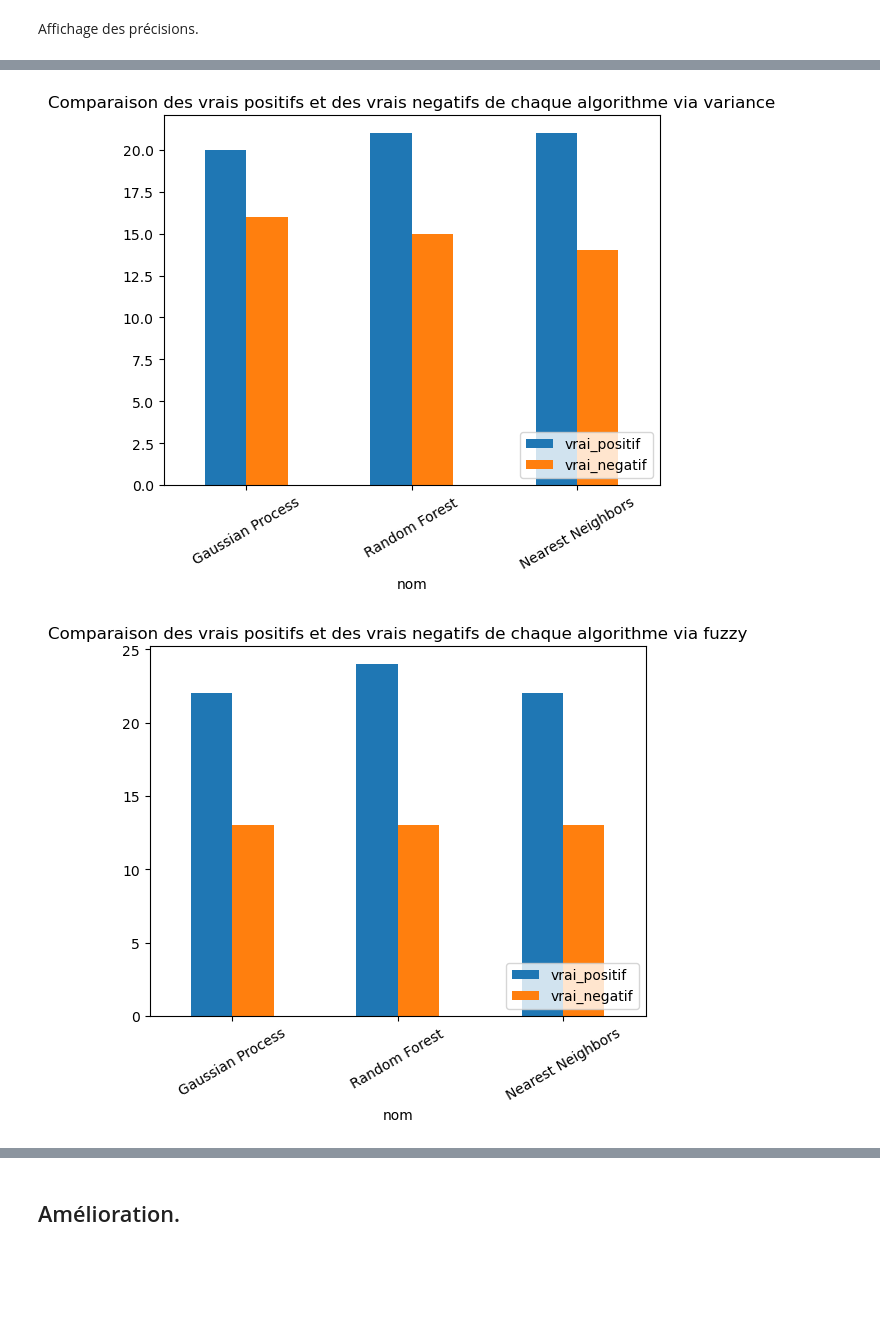
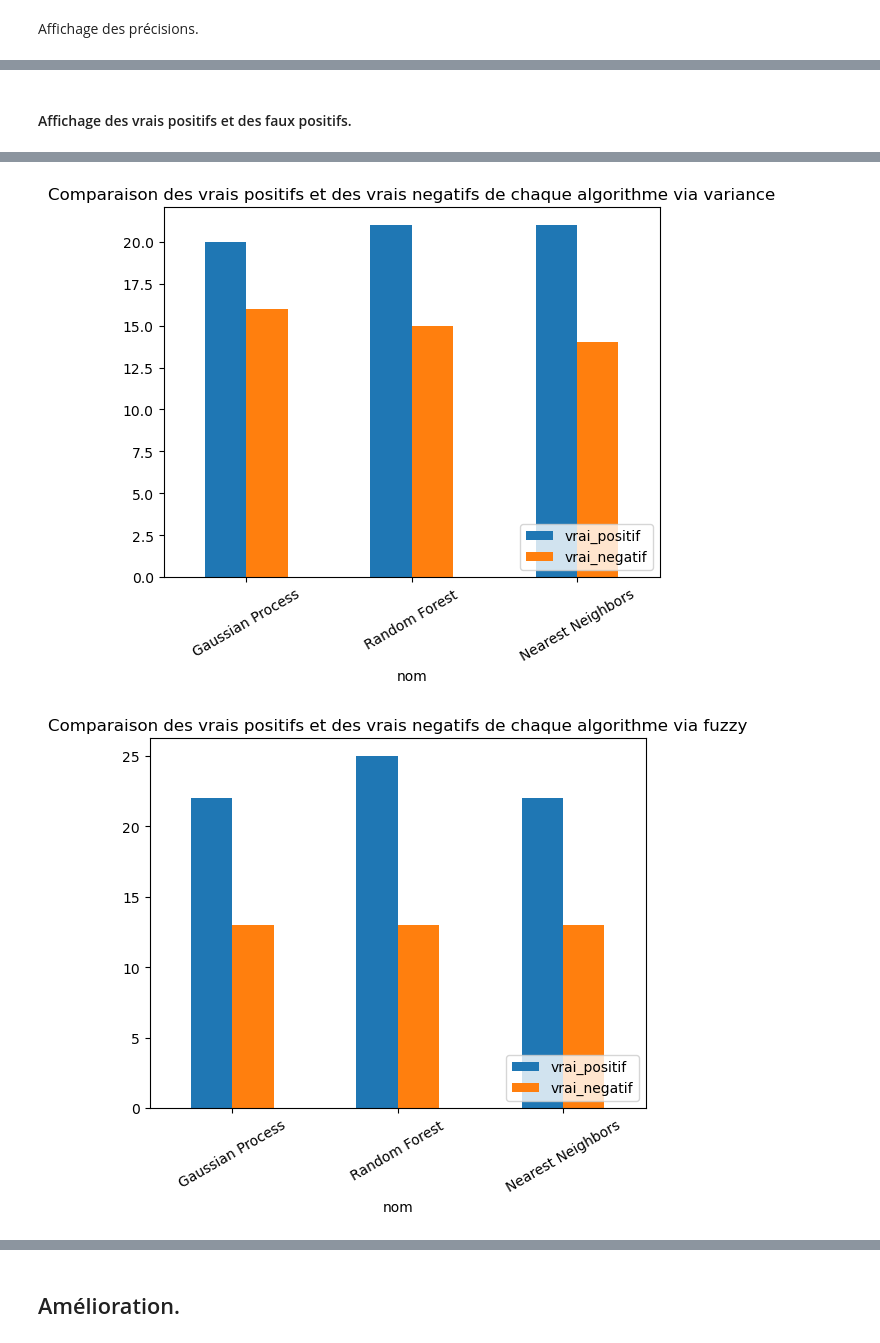
Before and after one commit to m27bay/Rough-Set-Theory-QuickReduct, a Jupyter notebook: src/heart.ipynb, the cells around one changed output, grey strips where cells are left out. Cells and saved outputs as stored; diff of their text form; code cells hidden in the pictures; blank space fills up the shorter version.

Commit message:
Ajout images comparaison

```diff
--- a/src/heart.ipynb
+++ b/src/heart.ipynb
@@ -2131,7 +2132,7 @@ print(liste_predictions_all[1][0])
 for index, (nom, model_fit, y_pred_test) in enumerate(liste_predictions_all[1][1]):
 	print(nom)
 	labels = np.unique(df_prepro[class_name].values)
-	conf_matrix = confusion_matrix(y_test, y_pred_test, labels=labels)
+	conf_matrix = confusion_matrix(y_test_sans_feature_select, y_pred_test, labels=labels)
 	diff_matrix = conf_matrix - conf_matrix_sans_reduc[index]
 	print(diff_matrix)
 # %% [output]
@@ -2154,7 +2155,7 @@ print(liste_predictions_all[2][0])
 for index, (nom, model_fit, y_pred_test) in enumerate(liste_predictions_all[2][1]):
 	print(nom)
 	labels = np.unique(df_prepro[class_name].values)
-	conf_matrix = confusion_matrix(y_test, y_pred_test, labels=labels)
+	conf_matrix = confusion_matrix(y_test_sans_feature_select, y_pred_test, labels=labels)
 	diff_matrix = conf_matrix - conf_matrix_sans_reduc[index]
 	print(diff_matrix)
 # %% [output]
@@ -2175,7 +2176,7 @@ print(liste_predictions_all[3][0])
 for index, (nom, model_fit, y_pred_test) in enumerate(liste_predictions_all[3][1]):
 	print(nom)
 	labels = np.unique(df_prepro[class_name].values)
-	conf_matrix = confusion_matrix(y_test, y_pred_test, labels=labels)
+	conf_matrix = confusion_matrix(y_test_sans_feature_select, y_pred_test, labels=labels)
 	diff_matrix = conf_matrix - conf_matrix_sans_reduc[index]
 	print(diff_matrix)
 # %% [output]
@@ -2196,7 +2197,7 @@ print(liste_predictions_all[4][0])
 for index, (nom, model_fit, y_pred_test) in enumerate(liste_predictions_all[4][1]):
 	print(nom)
 	labels = np.unique(df_prepro[class_name].values)
-	conf_matrix = confusion_matrix(y_test, y_pred_test, labels=labels)
+	conf_matrix = confusion_matrix(y_test_sans_feature_select, y_pred_test, labels=labels)
 	diff_matrix = conf_matrix - conf_matrix_sans_reduc[index]
 	print(diff_matrix)
 # %% [output]
@@ -2254,3 +2255,5 @@ plt.show()
+# %% [markdown]
+#### Affichage des vrais positifs et des faux positifs.
 # %%
 for title, predictions in liste_predictions_all:
 	noms = []
@@ -2258,7 +2261,7 @@ for title, predictions in liste_predictions_all:
 	vrai_negatif = []
 	for nom, _, y_pred_test in predictions:
 		labels = np.unique(df_prepro[class_name].values)
-		conf_matrix = confusion_matrix(y_test, y_pred_test, labels=labels)
+		conf_matrix = confusion_matrix(y_test_sans_feature_select, y_pred_test, labels=labels)
 
 		noms.append(nom)
 		vrai_positif.append(conf_matrix[0][0])
@@ -2277,2 +2280,2 @@ for title, predictions in liste_predictions_all:
 [figure]
-[figure, old version]
+[figure, new version]
```
Also changed, not shown: parts of 48 cells of this notebook, 25 other files.
